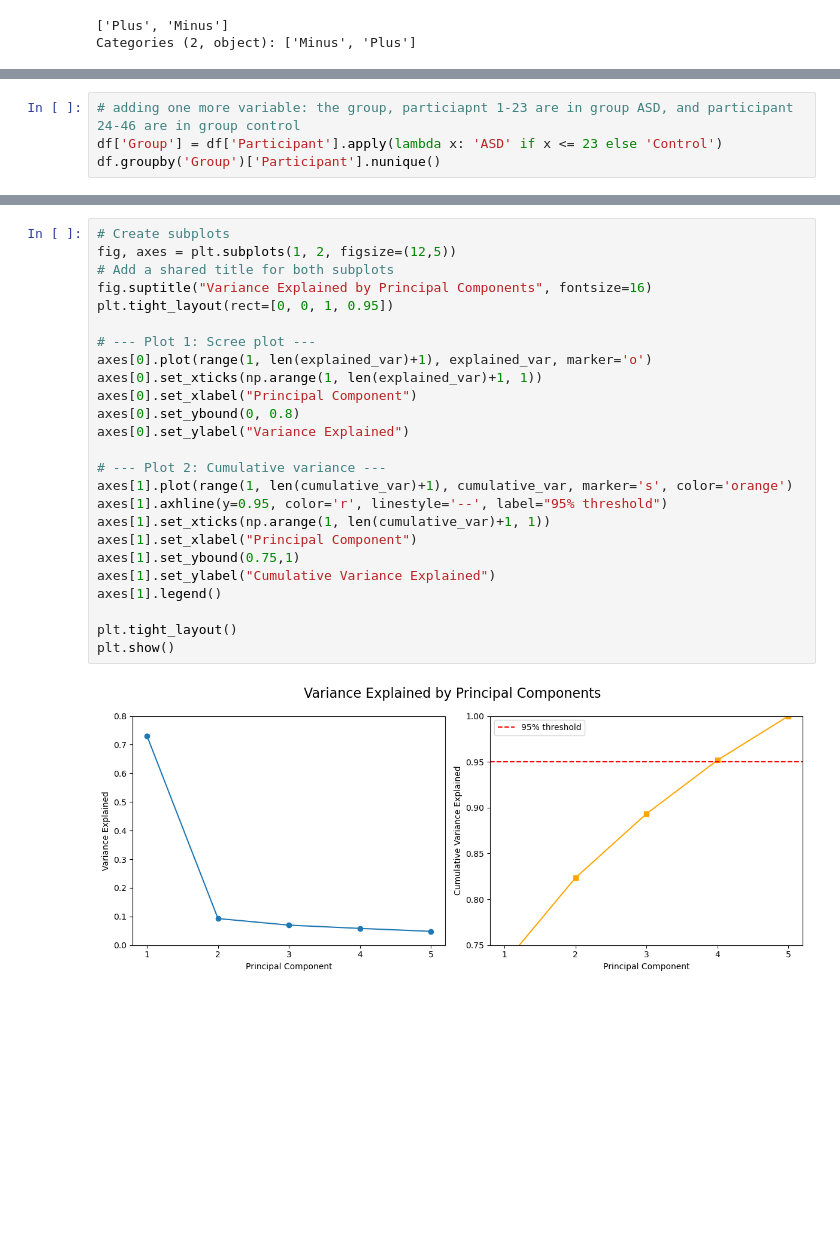
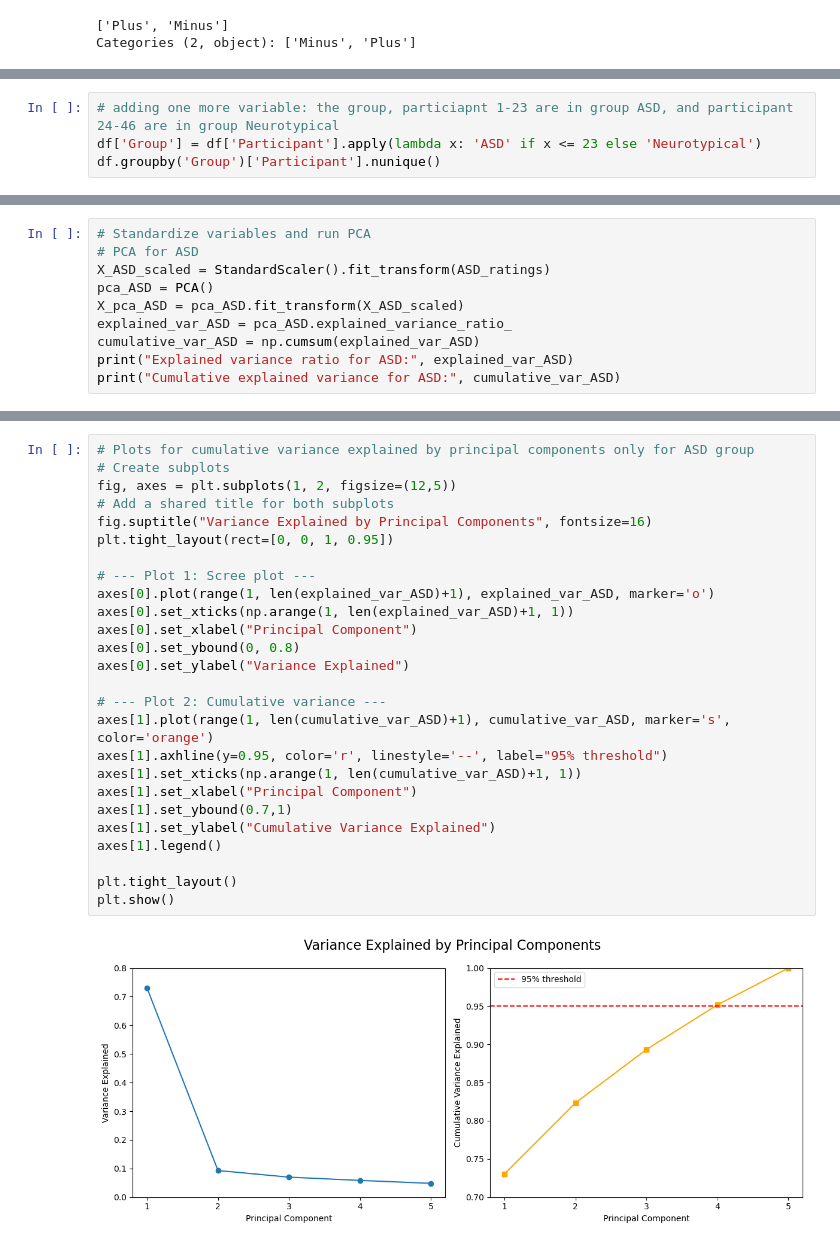
Before and after one commit to PsyYang/NeuroArchitecture, a Jupyter notebook: Exp2/preprocess.ipynb, the cells around one changed output, grey strips where cells are left out. Drawn from its saved outputs; the diff is of its cells as text; blank space fills up the shorter version.

```diff
--- a/Exp2/preprocess.ipynb
+++ b/Exp2/preprocess.ipynb
@@ -76,6 +82,6 @@ We only have Plus and Minus for the image category.
 # %%
-# adding one more variable: the group, particiapnt 1-23 are in group ASD, and participant 24-46 are in group control
-df['Group'] = df['Participant'].apply(lambda x: 'ASD' if x <= 23 else 'Control')
+# adding one more variable: the group, particiapnt 1-23 are in group ASD, and participant 24-46 are in group Neurotypical
+df['Group'] = df['Participant'].apply(lambda x: 'ASD' if x <= 23 else 'Neurotypical')
 df.groupby('Group')['Participant'].nunique()
 # %% [output]
 Group
@@ -268,0 +320,10 @@ Cumulative explained variance: [0.73049543 0.82342689 0.89329845 0.951762   1.
+# %%
+# Standardize variables and run PCA
+# PCA for ASD
+X_ASD_scaled = StandardScaler().fit_transform(ASD_ratings)
+pca_ASD = PCA()
+X_pca_ASD = pca_ASD.fit_transform(X_ASD_scaled)
+explained_var_ASD = pca_ASD.explained_variance_ratio_
+cumulative_var_ASD = np.cumsum(explained_var_ASD)
+print("Explained variance ratio for ASD:", explained_var_ASD)
+print("Cumulative explained variance for ASD:", cumulative_var_ASD)
@@ -269,27 +393,28 @@ Cumulative explained variance: [0.73049543 0.82342689 0.89329845 0.951762   1.
 # %%
+# Plots for cumulative variance explained by principal components only for ASD group
 # Create subplots
 fig, axes = plt.subplots(1, 2, figsize=(12,5))
 # Add a shared title for both subplots
 fig.suptitle("Variance Explained by Principal Components", fontsize=16)
 plt.tight_layout(rect=[0, 0, 1, 0.95])
 
 # --- Plot 1: Scree plot ---
-axes[0].plot(range(1, len(explained_var)+1), explained_var, marker='o')
-axes[0].set_xticks(np.arange(1, len(explained_var)+1, 1))
+axes[0].plot(range(1, len(explained_var_ASD)+1), explained_var_ASD, marker='o')
+axes[0].set_xticks(np.arange(1, len(explained_var_ASD)+1, 1))
 axes[0].set_xlabel("Principal Component")
 axes[0].set_ybound(0, 0.8)
 axes[0].set_ylabel("Variance Explained")
 
 # --- Plot 2: Cumulative variance ---
-axes[1].plot(range(1, len(cumulative_var)+1), cumulative_var, marker='s', color='orange')
+axes[1].plot(range(1, len(cumulative_var_ASD)+1), cumulative_var_ASD, marker='s', color='orange')
 axes[1].axhline(y=0.95, color='r', linestyle='--', label="95% threshold")
-axes[1].set_xticks(np.arange(1, len(cumulative_var)+1, 1))
+axes[1].set_xticks(np.arange(1, len(cumulative_var_ASD)+1, 1))
 axes[1].set_xlabel("Principal Component")
-axes[1].set_ybound(0.75,1)
+axes[1].set_ybound(0.7,1)
 axes[1].set_ylabel("Cumulative Variance Explained")
 axes[1].legend()
 
 plt.tight_layout()
 plt.show()
 # %% [output]
-[figure, old version]
+[figure, new version]
```
Also changed, not shown: parts of 26 cells of this notebook, 8 other files.
